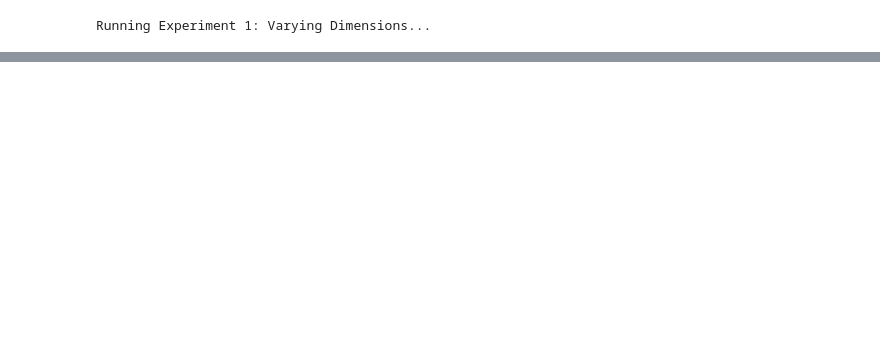
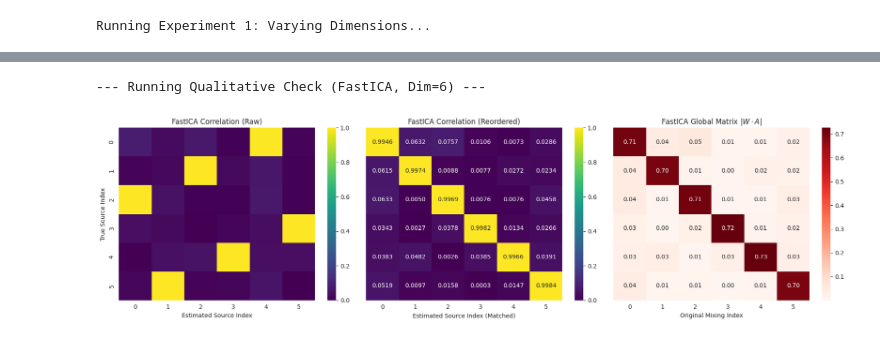
Before and after one commit to ashutoshjha3103/ot_in_linear_ica, a Jupyter notebook: exp/OT_vs_fast_ICA_over_dim_and_samsize.ipynb, the cells around one changed output, grey strips where cells are left out. Cells and saved outputs as stored; diff of their text form; code cells hidden in the pictures; blank space fills up the shorter version.

```diff
--- a/exp/OT_vs_fast_ICA_over_dim_and_samsize.ipynb
+++ b/exp/OT_vs_fast_ICA_over_dim_and_samsize.ipynb
@@ -294,0 +408,68 @@ display(df_results.groupby(['Exp', 'X', 'Method'])['Amari'].agg(['mean', 'std'])
+# %%
+# ==========================================
+# 6. Qualitative Analysis (FastICA Baseline)
+# ==========================================
+from scipy.optimize import linear_sum_assignment
+
+def qualitative_check_fastica(n_dim=6, n_samples=2000):
+    print(f"\n--- Running Qualitative Check (FastICA, Dim={n_dim}) ---")
+
+    # 1. Generate Same Data as before (Seed 42)
+    X_torch, A_true = generate_dataset(n_dim=n_dim, n_samples=n_samples, seed=42, dist_type='laplace')
+    X_np = X_torch.numpy()
+    S_true = np.linalg.inv(A_true) @ X_np
+
+    # 2. Run FastICA
+    fast_ica = FastICA(n_components=n_dim, algorithm='parallel', max_iter=2000, tol=1e-3, random_state=42)
+    fast_ica.fit(X_np.T)
+    W_est = fast_ica.components_
+
+    # Recover Estimated Sources
+    S_est = W_est @ X_np
+
+    # 3. Match Sources (Resolve Permutation)
+    corr_mat = np.zeros((n_dim, n_dim))
+    for i in range(n_dim):
+        for j in range(n_dim):
+            corr_mat[i, j] = np.abs(np.corrcoef(S_true[i], S_est[j])[0, 1])
+
+    # Hungarian Algorithm
+    row_ind, col_ind = linear_sum_assignment(-corr_mat)
+
+    # Reorder
+    S_est_ordered = S_est[col_ind]
+    corr_mat_ordered = corr_mat[:, col_ind]
+
+    # 4. Global Matrix P = W @ A
+    P = np.abs(W_est @ A_true)
+    P_ordered = P[col_ind, :]
+
+    # ================= VISUALIZATION =================
+    fig, axes = plt.subplots(1, 3, figsize=(18, 5))
+
+    # Plot A: Correlation Matrix (Raw)
+    sns.heatmap(corr_mat, ax=axes[0], cmap="viridis", vmin=0, vmax=1, annot=False)
+    axes[0].set_title("FastICA Correlation (Raw)")
+    axes[0].set_xlabel("Estimated Source Index")
+    axes[0].set_ylabel("True Source Index")
+
+    # Plot B: Correlation Matrix (Ordered)
+    sns.heatmap(corr_mat_ordered, ax=axes[1], cmap="viridis", vmin=0, vmax=1, annot=True, fmt=".4f")
+    axes[1].set_title("FastICA Correlation (Reordered)")
+    axes[1].set_xlabel("Estimated Source Index (Matched)")
+    axes[1].set_yticks([])
+
+    # Plot C: Global Matrix P
+    sns.heatmap(P_ordered, ax=axes[2], cmap="Reds", annot=True, fmt=".2f")
+    axes[2].set_title("FastICA Global Matrix $|W \\cdot A|$")
+    axes[2].set_xlabel("Original Mixing Index")
+    axes[2].set_yticks([])
+
+    plt.tight_layout()
+    plt.show()
+
+# Run the FastICA check
+qualitative_check_fastica(n_dim=6)
+# %% [output]
+--- Running Qualitative Check (FastICA, Dim=6) ---
+[figure, added]
```
Also changed, not shown: parts of 5 cells of this notebook, 9 other files.
